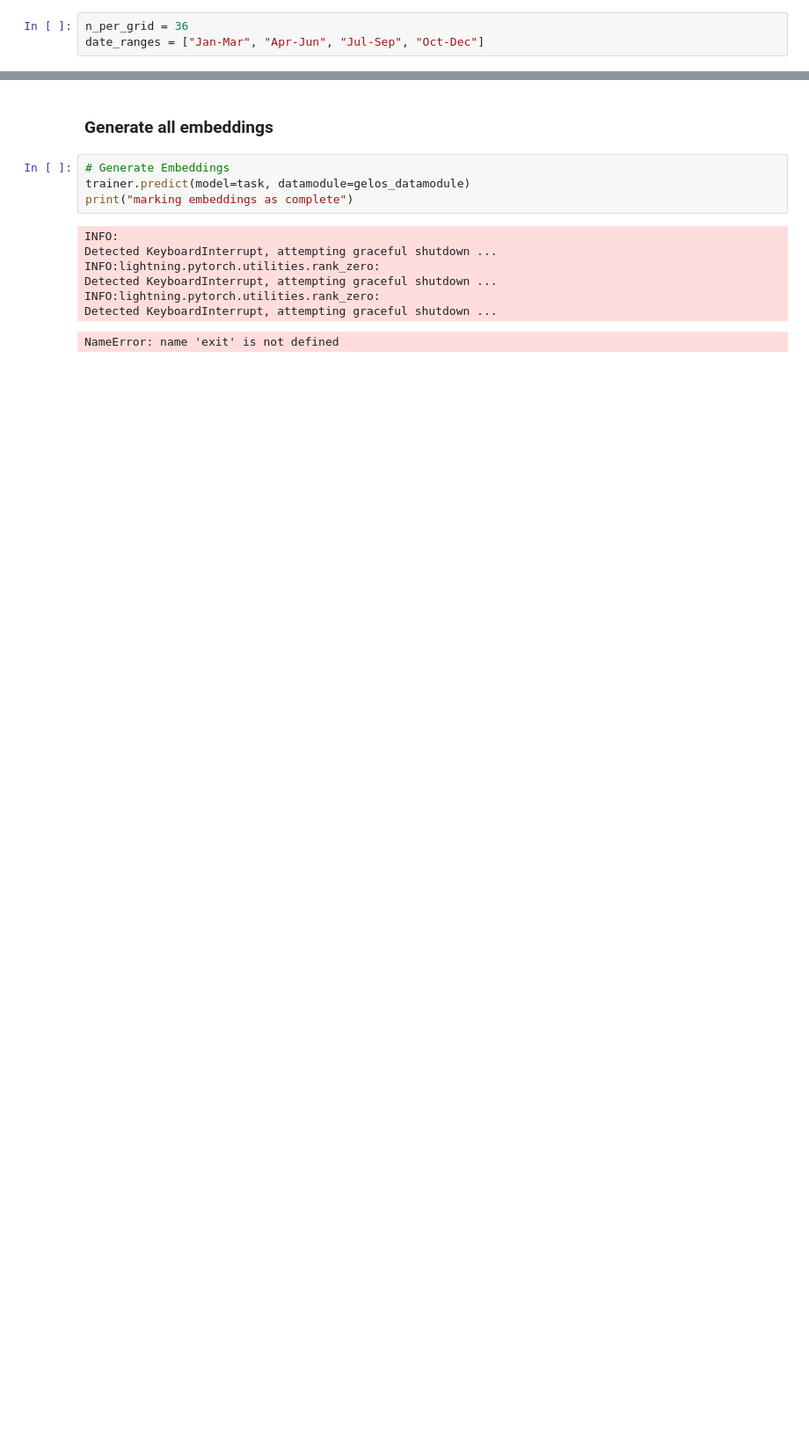
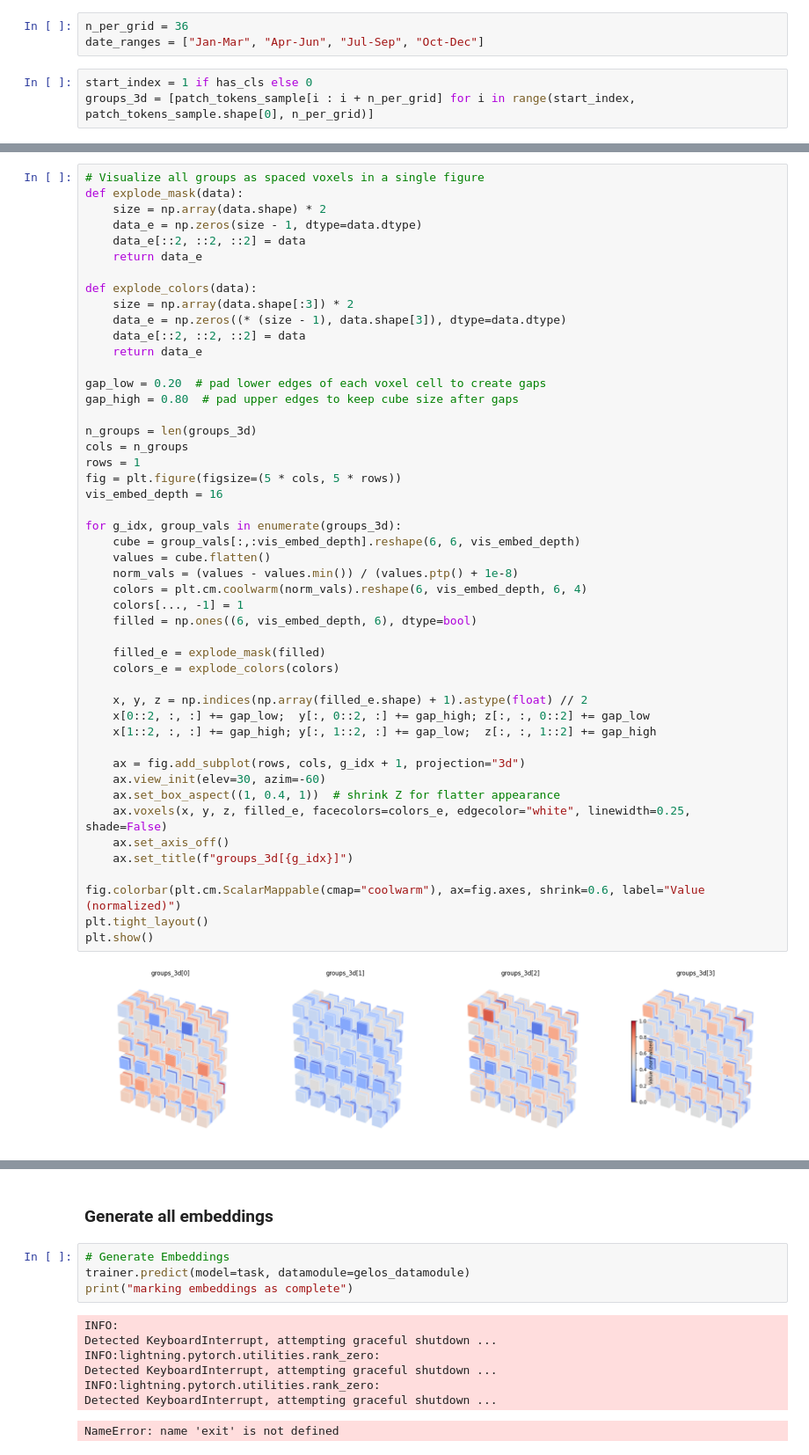
Before and after one commit to ClarkCGA/gelos, a Jupyter notebook: notebooks/02_dwg_generateembeddings.ipynb, the cells around one changed output, grey strips where cells are left out. Shown at 88% size. Saved outputs shown, nothing was run; the diff lists cells and outputs as text; blank space fills up the shorter version.

```diff
--- a/notebooks/02_dwg_generateembeddings.ipynb
+++ b/notebooks/02_dwg_generateembeddings.ipynb
@@ -164,3 +173,6 @@ first_feature = patch_tokens_flat[:, 0].detach().cpu().numpy()
 # %%
 n_per_grid = 36
 date_ranges = ["Jan-Mar", "Apr-Jun", "Jul-Sep", "Oct-Dec"]
+# %%
+start_index = 1 if has_cls else 0
+groups_3d = [patch_tokens_sample[i : i + n_per_grid] for i in range(start_index, patch_tokens_sample.shape[0], n_per_grid)]
@@ -292,0 +311,50 @@ All Patches from April to June {'start': 36, 'stop': 72, 'step': 1, 'outline_plo
+# %%
+# Visualize all groups as spaced voxels in a single figure
+def explode_mask(data):
+    size = np.array(data.shape) * 2
+    data_e = np.zeros(size - 1, dtype=data.dtype)
+    data_e[::2, ::2, ::2] = data
+    return data_e
+
+def explode_colors(data):
+    size = np.array(data.shape[:3]) * 2
+    data_e = np.zeros((* (size - 1), data.shape[3]), dtype=data.dtype)
+    data_e[::2, ::2, ::2] = data
+    return data_e
+
+gap_low = 0.20  # pad lower edges of each voxel cell to create gaps
+gap_high = 0.80  # pad upper edges to keep cube size after gaps
+
+n_groups = len(groups_3d)
+cols = n_groups
+rows = 1
+fig = plt.figure(figsize=(5 * cols, 5 * rows))
+vis_embed_depth = 16
+
+for g_idx, group_vals in enumerate(groups_3d):
+    cube = group_vals[:,:vis_embed_depth].reshape(6, 6, vis_embed_depth)
+    values = cube.flatten()
+    norm_vals = (values - values.min()) / (values.ptp() + 1e-8)
+    colors = plt.cm.coolwarm(norm_vals).reshape(6, vis_embed_depth, 6, 4)
+    colors[..., -1] = 1
+    filled = np.ones((6, vis_embed_depth, 6), dtype=bool)
+
+    filled_e = explode_mask(filled)
+    colors_e = explode_colors(colors)
+
+    x, y, z = np.indices(np.array(filled_e.shape) + 1).astype(float) // 2
+    x[0::2, :, :] += gap_low;  y[:, 0::2, :] += gap_high; z[:, :, 0::2] += gap_low
+    x[1::2, :, :] += gap_high; y[:, 1::2, :] += gap_low;  z[:, :, 1::2] += gap_high
+
+    ax = fig.add_subplot(rows, cols, g_idx + 1, projection="3d")
+    ax.view_init(elev=30, azim=-60)
+    ax.set_box_aspect((1, 0.4, 1))  # shrink Z for flatter appearance
+    ax.voxels(x, y, z, filled_e, facecolors=colors_e, edgecolor="white", linewidth=0.25, shade=False)
+    ax.set_axis_off()
+    ax.set_title(f"groups_3d[{g_idx}]")
+
+fig.colorbar(plt.cm.ScalarMappable(cmap="coolwarm"), ax=fig.axes, shrink=0.6, label="Value (normalized)")
+plt.tight_layout()
+plt.show()
+# %% [output]
+[figure, added]
```
Also changed, not shown: parts of 8 cells of this notebook, 12 other files.
